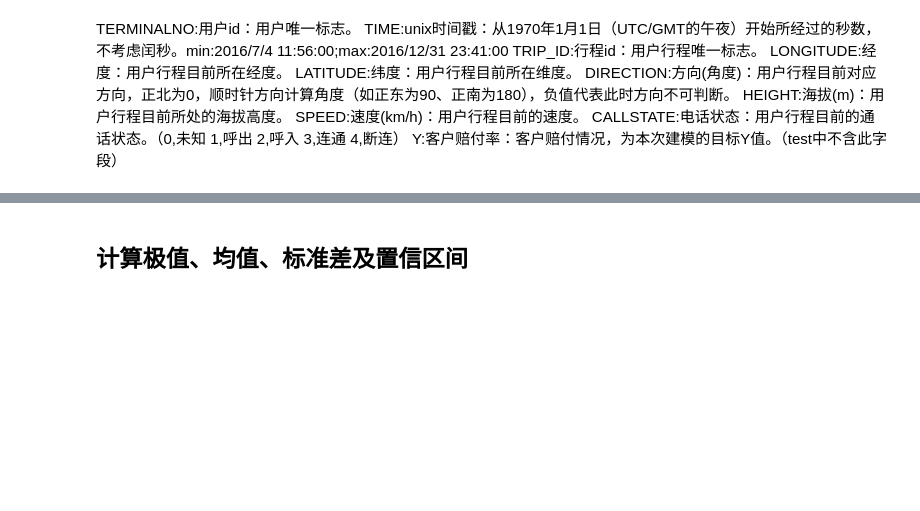
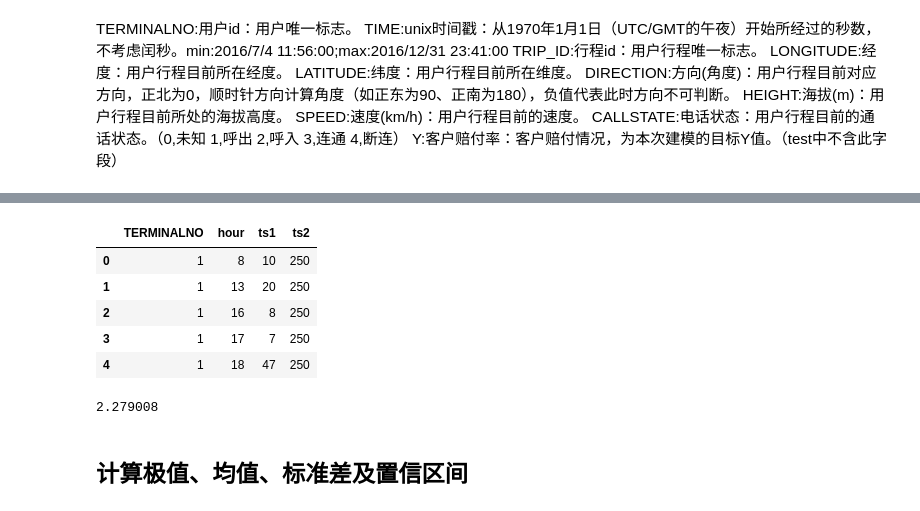
Before and after one commit to sha256cn/competition, a Jupyter notebook: datafountain/season7-Copy2.ipynb, the cells around one changed output, grey strips where cells are left out. Cells and saved outputs as stored; diff of their text form; code cells hidden in the pictures; blank space fills up the shorter version.

```diff
--- a/datafountain/season7-Copy2.ipynb
+++ b/datafountain/season7-Copy2.ipynb
@@ -52,16 +53,22 @@ df['ftime'] = pd.to_datetime(df['ftime'])
 df['hour'] = df['ftime'].dt.hour.astype(np.uint8)
 df['minute'] = df['ftime'].dt.minute.astype(np.uint8)
 df['weekday'] = df['ftime'].dt.weekday.astype(np.uint8)
+df['wno'] = df['ftime'].dt.weekofyear.astype(np.uint8)
 df['day'] = df['ftime'].dt.day.astype(np.uint8)
 df['month'] = df['ftime'].dt.month.astype(np.uint8)
 # df['rs'] = np.rint(df['SPEED']/10).astype(np.uint8)
 df = df[(df['month'] != 10) | ((df['month'] == 10) & (df['day'] > 9))]#排除国庆长假
 df = df[(df['month'] != 9) | ((df['month'] == 9) & ((df['day'] > 18) | (df['day'] < 15)))]#排除中秋
-# df[df['weekday']<5].groupby(['TERMINALNO'])['hour'].agg({'hcil':lambda x: stats.norm.interval(0.8,np.mean(x),np.std(x))[0]})
-# float_types = ["float16", "float32", "float64"]
-# for it in float_types:
-#     print(np.finfo(it))
-
-# int_types = ["uint8", "int16", "uint32"]
-# for it in int_types:
-#     print(np.iinfo(it))
+df = df.sort_values(by = ['TERMINALNO','TIME'],axis = 0).reset_index(drop=True)
+df['stime'] = df['TIME'].shift(1)
+df['TRIP_ID'] = df['TIME'] - df['stime']
+ts = df['TRIP_ID'].values
+tslv1 = len(ts)
+ts[0] = 1
+for i1 in range(1,tslv1):
+    if ts[i1]>300:
+        ts[i1] = ts[i1-1] + 1
+    else:
+        ts[i1] = ts[i1-1]
+df = df.drop(['stime'], axis=1)
+df['TRIP_ID'] = ts
@@ -71,3 +123,23 @@ df = df[(df['month'] != 9) | ((df['month'] == 9) & ((df['day'] > 18) | (df['day'
+# %%
+t1 = df[(df['weekday'] < 5)]
+t2 = t1.groupby(['TERMINALNO','hour'])['TRIP_ID'].agg({'ts1':'count'}).reset_index()
+t3 = t1.groupby(['TERMINALNO'])['hour'].agg({'ts2':'count'}).reset_index()
+t1 = pd.merge(t2, t3, how='left', on=['TERMINALNO'])
+t1.head()
+# %% [output]
+|  | TERMINALNO | hour | ts1 | ts2 |
+| 0 | 1 | 8 | 10 | 250 |
+| 1 | 1 | 13 | 20 | 250 |
+| 2 | 1 | 16 | 8 | 250 |
+| 3 | 1 | 17 | 7 | 250 |
+| 4 | 1 | 18 | 47 | 250 |
+# %%
+from scipy.special import boxcox1p
+from scipy.stats import boxcox_normmax
+df_base['Y'] = boxcox1p(df_base['Y'] , boxcox_normmax(df_base['Y']+1))
+df_base['Y'].skew(axis = 0)
+# %% [output]
+2.279008
 # %% [markdown]
 ## 计算极值、均值、标准差及置信区间
 # %%
```
Also changed, not shown: parts of 5 cells of this notebook, 6 other files.
